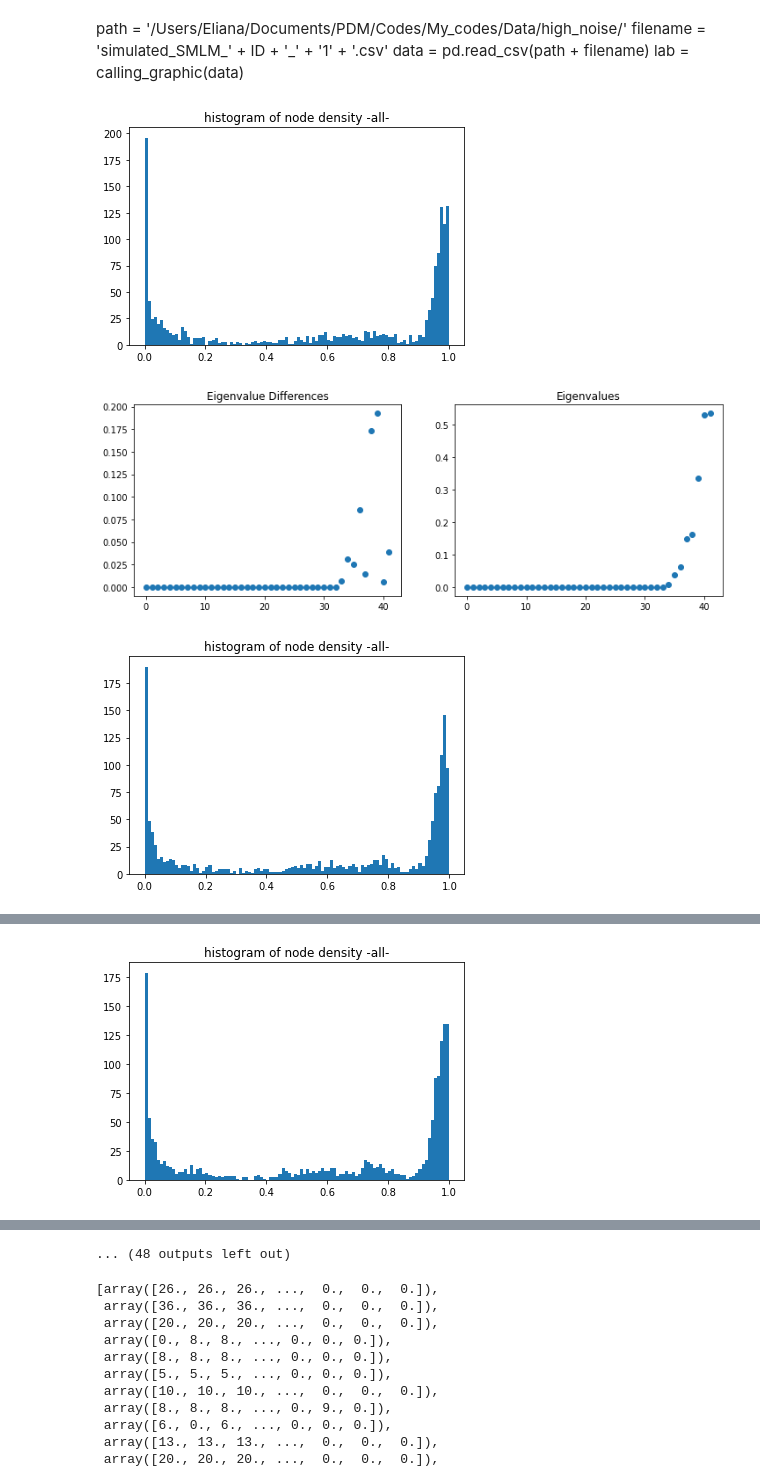
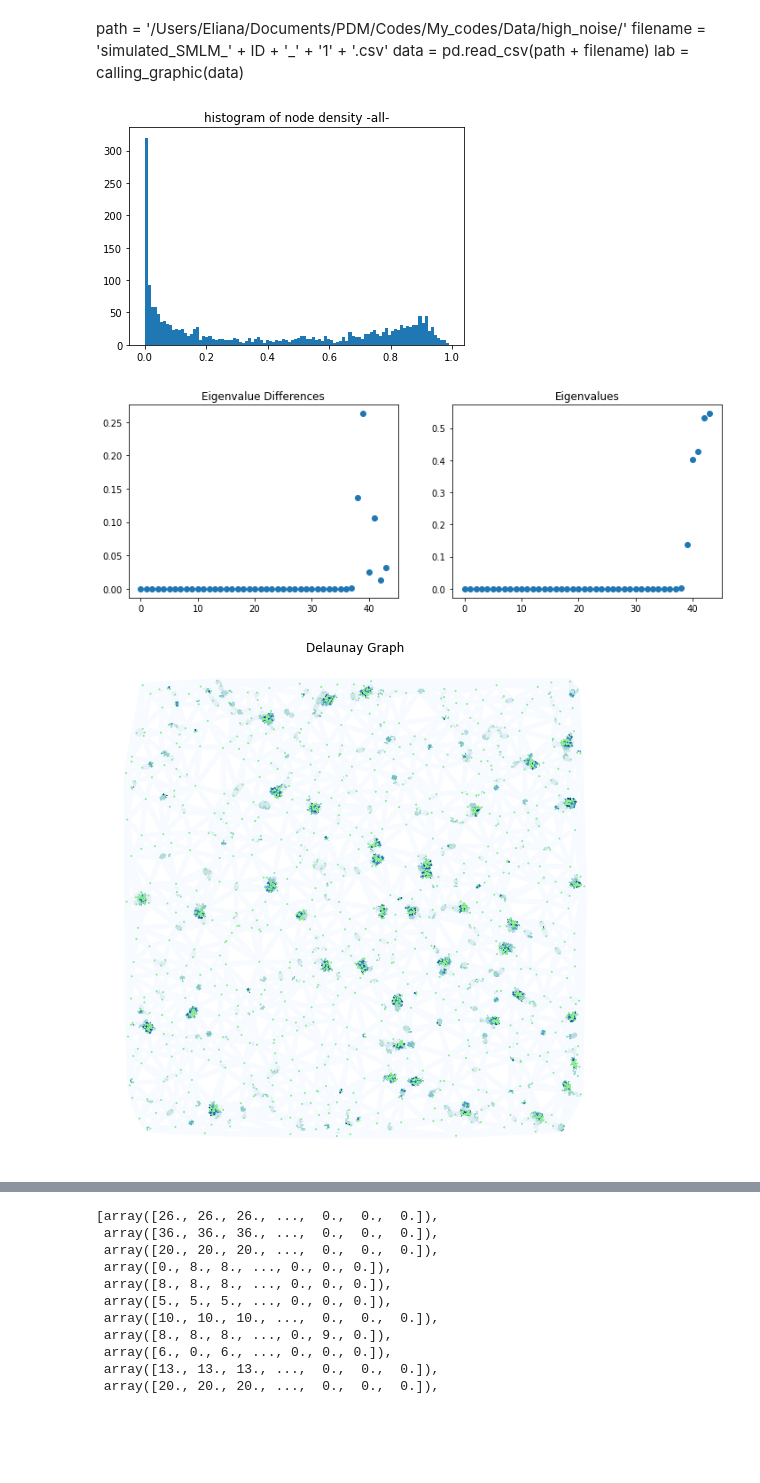
Before and after one commit to ElianaRenzo/pdm, a Jupyter notebook: My_codes/Call_GrapHiC.ipynb, the cells around one changed output, grey strips where cells are left out. Cells and saved outputs as stored; diff of their text form; code cells hidden in the pictures; blank space fills up the shorter version.

Commit message:
Ajout des suggestions du groupe, changement de la configuration "standard"

```diff
--- a/My_codes/Call_GrapHiC.ipynb
+++ b/My_codes/Call_GrapHiC.ipynb
@@ -8,3 +6,6 @@ ID = '4'
+# %%
+ID = '1'
+folder = 'standard/'
 # %%
 def calling_graphic(data):
     P1 = data[['x', 'y']].to_numpy() # select the coordinates columns, and transform into a numpy object
@@ -15,21 +16,21 @@ def calling_graphic(data):
     Sigma1[:, 1, 0] = 0
     n1              = np.ones((P1.shape[0], 1)).ravel()
 
-    sigma_s = 38
-    noise_thresh = 0.5
+    sigma_s = 30
+    noise_thresh = 0.7
     density1, noise_points1, not_noise_points1, G0 = denoise(P1, Sigma1, sigma_s, noise_thresh, 1)
     labels1, G1, k1 = cluster_single_scale(P1, Sigma1, not_noise_points1, sigma_s, 1)
-    #plot_the_graph(G0, P1, 'Delaunay Graph', 1)
-    #plot_the_graph(G1, P1[not_noise_points1], 'Delaunay Graph', 1)
+    plot_the_graph(G0, P1, 'Delaunay Graph', 1)
+    plot_the_graph(G1, P1[not_noise_points1], 'Delaunay Graph', 1)
     labels1_fid     = labels1
-    #plot_points(P1, labels1, 'First scale - ' + str(k1) + ' clusters', 2)
-    #plot_clusters_with_graph(G1, P1[not_noise_points1], labels1_fid[not_noise_points1], '1st scale clusters with graph', 1)
+    plot_points(P1, labels1, 'First scale - ' + str(k1) + ' clusters', 2)
+    plot_clusters_with_graph(G1, P1[not_noise_points1], labels1_fid[not_noise_points1], '1st scale clusters with graph', 1)
     labels1_fid += 1 # to match the convention
     return labels1_fid
 # %%
 def save_to_csv(GT_data, graphic_labels, filename):
     GT_data['graphic_labels'] = graphic_labels
-    save_path = '/Users/Eliana/Documents/PDM/Codes/My_codes/Data/graphic_results/'
+    save_path = '/Users/Eliana/Documents/PDM/tests/graphic_results'
     GT_data.to_csv(save_path + '/' + filename + '.csv', index = False)
 # %% [markdown]
 path = '/Users/Eliana/Documents/PDM/Codes/My_codes/Data/high_noise/'
@@ -37,16 +38,17 @@ filename = 'simulated_SMLM_' + ID + '_' + '1' + '.csv'
 data = pd.read_csv(path + filename)
 lab = calling_graphic(data)
 # %%
-path = '/Users/Eliana/Documents/PDM/Codes/My_codes/Data/different_densities/'
+path = '/Users/Eliana/Documents/PDM/tests/' + folder
+NumberOfSimulations = 1
 labels = []
-for i in range(30):
+for i in range(NumberOfSimulations): # faire plutot appel à la fonction qui lit "tous les fichiers" dans un folder
     filename = 'simulated_SMLM_' + ID + '_' + str(i) + '.csv'
     data = pd.read_csv(path + filename)
     lab = calling_graphic(data)
     labels.append(lab)
     name = 'graphic_result_' + str(ID) + '_' + str(i)
     save_to_csv(data, lab, name)
 # %% [output]
-[figure, old version]
+[figure, new version]
-[figure, old version]
+[figure, new version]
-[figure, old version]
+[figure, new version]
@@ -56 +57,0 @@ for i in range(30):
-[figure, removed]
@@ -62,2 +58 @@ for i in range(30):
-... (48 outputs left out)
 # %%
```
Also changed, not shown: parts of 3 cells of this notebook, 6 other files.
